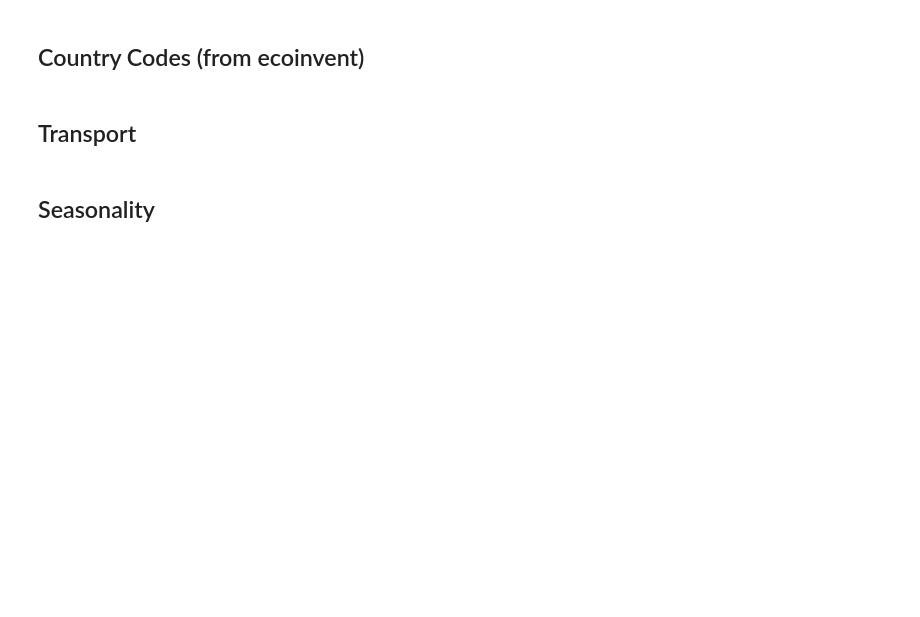
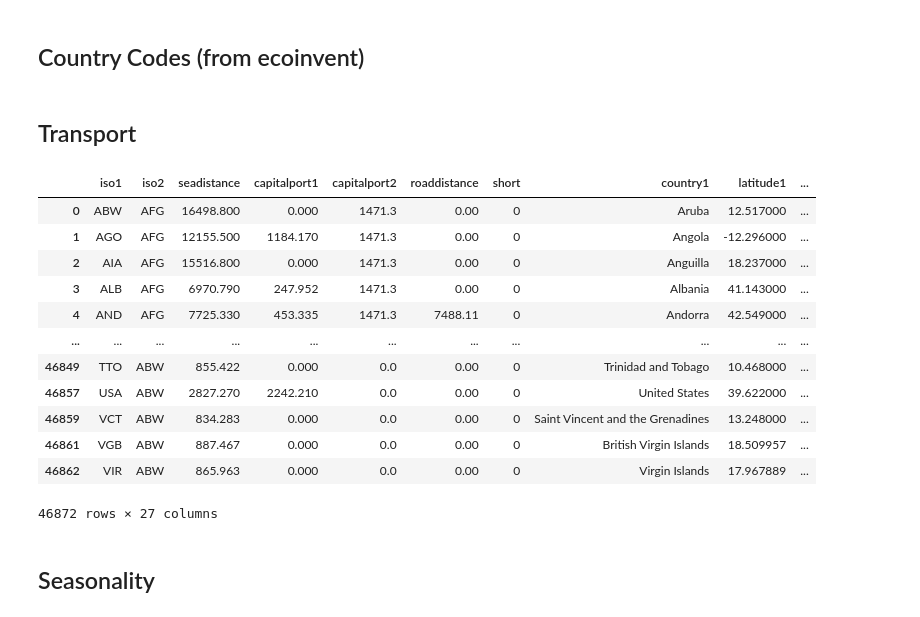
Before and after one commit to clw208/nb1, a Jupyter notebook: Build_Optimization_Database.ipynb, the cells around one changed output. Cells and saved outputs as stored; diff of their text form; code cells hidden in the pictures; blank space fills up the shorter version.

```diff
--- a/Build_Optimization_Database.ipynb
+++ b/Build_Optimization_Database.ipynb
@@ -65,6 +65,22 @@ transport['roaddistance_km_new'] = transport['roaddistance_km_new']*1.2
 # dictionary of all possible countries included in the optimization
 trandict = pd.Series(transport['country1'].values,transport['country_eco_start'].values).to_dict()
 np.save('trandict.npy',trandict)
+# %%
+transport
+# %% [output]
+|  | iso1 | iso2 | seadistance | capitalport1 | capitalport2 | roaddistance | short | country1 | latitude1 | ... |
+| 0 | ABW | AFG | 16498.800 | 0.000 | 1471.3 | 0.00 | 0 | Aruba | 12.517000 | ... |
+| 1 | AGO | AFG | 12155.500 | 1184.170 | 1471.3 | 0.00 | 0 | Angola | -12.296000 | ... |
+| 2 | AIA | AFG | 15516.800 | 0.000 | 1471.3 | 0.00 | 0 | Anguilla | 18.237000 | ... |
+| 3 | ALB | AFG | 6970.790 | 247.952 | 1471.3 | 0.00 | 0 | Albania | 41.143000 | ... |
+| 4 | AND | AFG | 7725.330 | 453.335 | 1471.3 | 7488.11 | 0 | Andorra | 42.549000 | ... |
+| ... | ... | ... | ... | ... | ... | ... | ... | ... | ... | ... |
+| 46849 | TTO | ABW | 855.422 | 0.000 | 0.0 | 0.00 | 0 | Trinidad and Tobago | 10.468000 | ... |
+| 46857 | USA | ABW | 2827.270 | 2242.210 | 0.0 | 0.00 | 0 | United States | 39.622000 | ... |
+| 46859 | VCT | ABW | 834.283 | 0.000 | 0.0 | 0.00 | 0 | Saint Vincent and the Grenadines | 13.248000 | ... |
+| 46861 | VGB | ABW | 887.467 | 0.000 | 0.0 | 0.00 | 0 | British Virgin Islands | 18.509957 | ... |
+| 46862 | VIR | ABW | 865.963 | 0.000 | 0.0 | 0.00 | 0 | Virgin Islands | 17.967889 | ... |
+46872 rows × 27 columns
 # %%
 def transportimpactsfly(countries,location):
 
```
Also changed, not shown: parts of 3 cells of this notebook, 3 other files.
